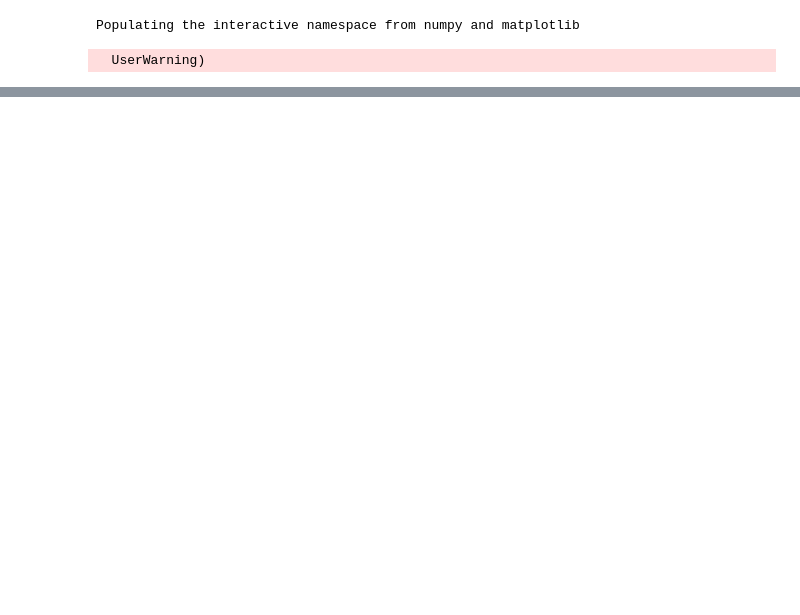
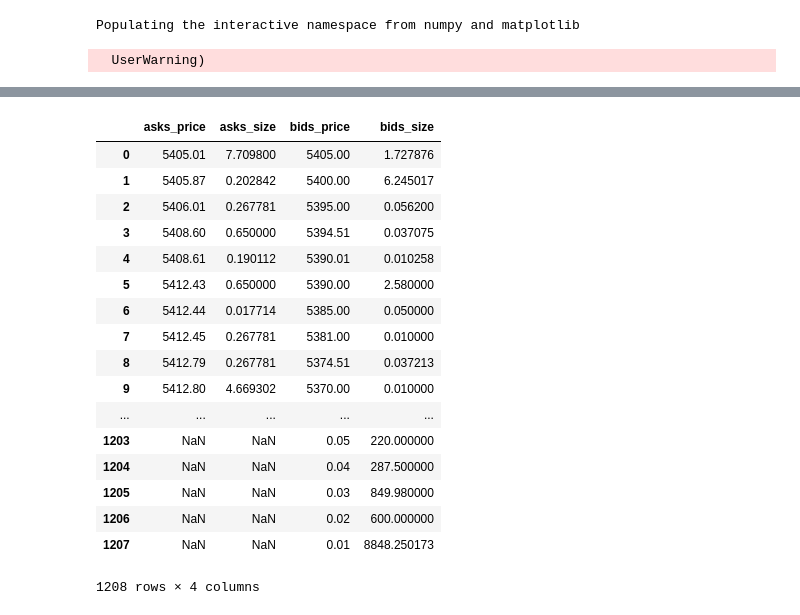
Before and after one commit to antogranell/gdax, a Jupyter notebook: gdx.ipynb, the cells around one changed output, grey strips where cells are left out. Drawn from its saved outputs; the diff is of its cells as text; code cells hidden in the pictures; blank space fills up the shorter version.

```diff
--- a/gdx.ipynb
+++ b/gdx.ipynb
@@ -74,3 +99,24 @@ plt.scatter(x_, y_)
+# %%
+dfag
+# %% [output]
+|  | asks_price | asks_size | bids_price | bids_size |
+| 0 | 5405.01 | 7.709800 | 5405.00 | 1.727876 |
+| 1 | 5405.87 | 0.202842 | 5400.00 | 6.245017 |
+| 2 | 5406.01 | 0.267781 | 5395.00 | 0.056200 |
+| 3 | 5408.60 | 0.650000 | 5394.51 | 0.037075 |
+| 4 | 5408.61 | 0.190112 | 5390.01 | 0.010258 |
+| 5 | 5412.43 | 0.650000 | 5390.00 | 2.580000 |
+| 6 | 5412.44 | 0.017714 | 5385.00 | 0.050000 |
+| 7 | 5412.45 | 0.267781 | 5381.00 | 0.010000 |
+| 8 | 5412.79 | 0.267781 | 5374.51 | 0.037213 |
+| 9 | 5412.80 | 4.669302 | 5370.00 | 0.010000 |
+| ... | ... | ... | ... | ... |
+| 1203 | NaN | NaN | 0.05 | 220.000000 |
+| 1204 | NaN | NaN | 0.04 | 287.500000 |
+| 1205 | NaN | NaN | 0.03 | 849.980000 |
+| 1206 | NaN | NaN | 0.02 | 600.000000 |
+| 1207 | NaN | NaN | 0.01 | 8848.250173 |
+1208 rows × 4 columns
 # %%
 x = public_client.get_product_order_book('BTC-EUR', level=2)
 #pd.DataFrame(list(x.items()))
```
Also changed, not shown: parts of 9 cells of this notebook.
